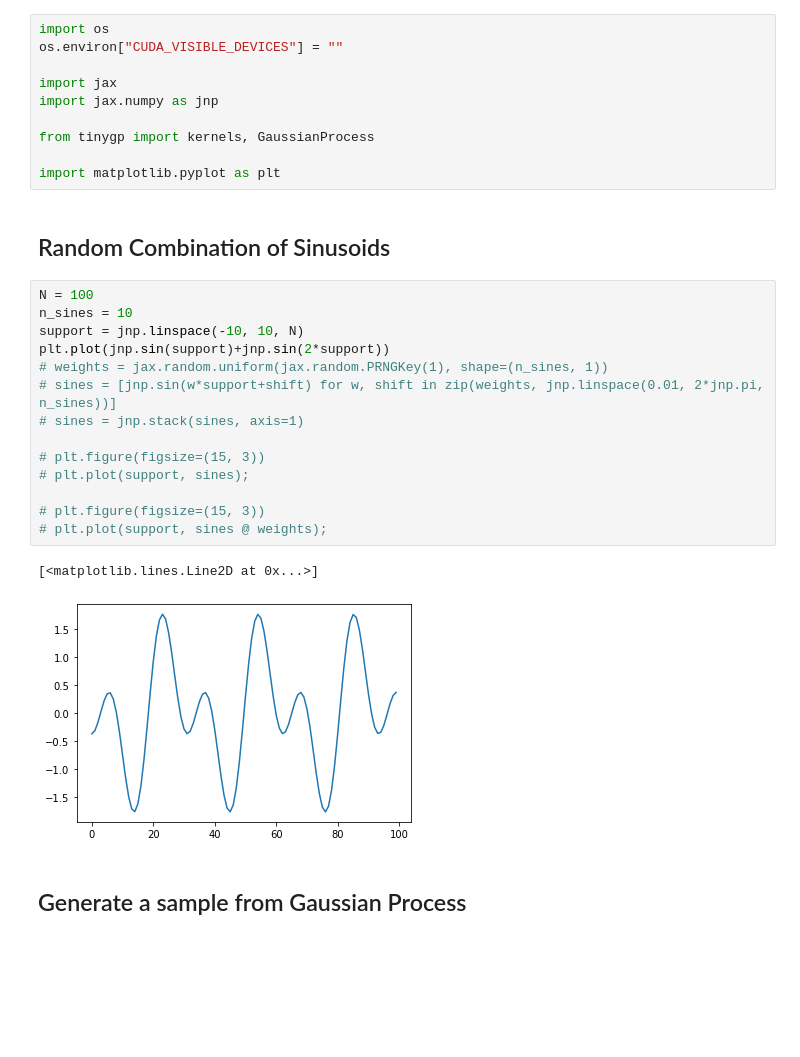
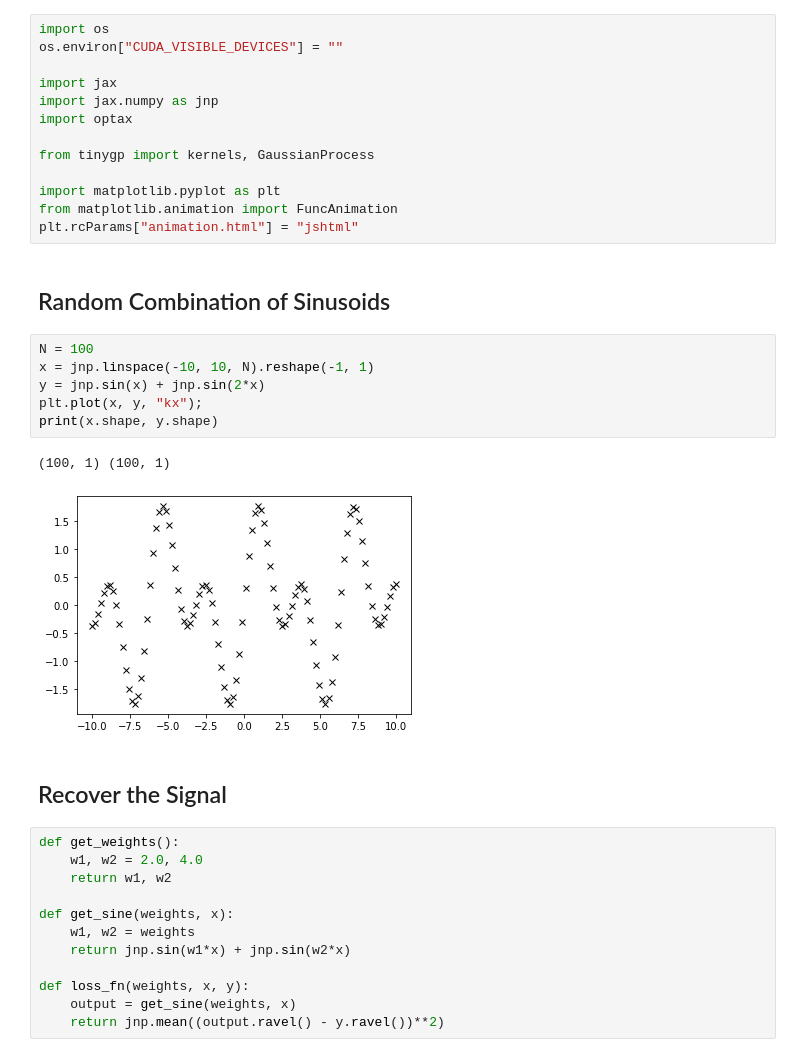
Before and after one commit to patel-zeel/blog, a Jupyter notebook: posts/2023-04-29-sine-combo.ipynb, the cells around one changed output. Saved outputs shown, nothing was run; the diff lists cells and outputs as text; blank space fills up the shorter version.

Commit message:
update sine notebook

```diff
--- a/posts/2023-04-29-sine-combo.ipynb
+++ b/posts/2023-04-29-sine-combo.ipynb
@@ -8,28 +8,35 @@ os.environ["CUDA_VISIBLE_DEVICES"] = ""
 
 import jax
 import jax.numpy as jnp
+import optax
 
 from tinygp import kernels, GaussianProcess
 
 import matplotlib.pyplot as plt
+from matplotlib.animation import FuncAnimation
+plt.rcParams["animation.html"] = "jshtml"
 # %% [markdown]
 ## Random Combination of Sinusoids
-# %%
-N = 100
-n_sines = 10
-support = jnp.linspace(-10, 10, N)
-plt.plot(jnp.sin(support)+jnp.sin(2*support))
-# weights = jax.random.uniform(jax.random.PRNGKey(1), shape=(n_sines, 1))
-# sines = [jnp.sin(w*support+shift) for w, shift in zip(weights, jnp.linspace(0.01, 2*jnp.pi, n_sines))]
-# sines = jnp.stack(sines, axis=1)
-
-# plt.figure(figsize=(15, 3))
-# plt.plot(support, sines);
-
-# plt.figure(figsize=(15, 3))
-# plt.plot(support, sines @ weights);
-# %% [output]
-[<matplotlib.lines.Line2D at 0x...>]
-[figure, removed]
-# %% [markdown]
-## Generate a sample from Gaussian Process
+# %%
+N = 100
+x = jnp.linspace(-10, 10, N).reshape(-1, 1)
+y = jnp.sin(x) + jnp.sin(2*x)
+plt.plot(x, y, "kx");
+print(x.shape, y.shape)
+# %% [output]
+(100, 1) (100, 1)
+[figure, added]
+# %% [markdown]
+## Recover the Signal
+# %%
+def get_weights():
+    w1, w2 = 2.0, 4.0
+    return w1, w2
+
+def get_sine(weights, x):
+    w1, w2 = weights
+    return jnp.sin(w1*x) + jnp.sin(w2*x)
+
+def loss_fn(weights, x, y):
+    output = get_sine(weights, x)
+    return jnp.mean((output.ravel() - y.ravel())**2)
```
Also changed, not shown: parts of 2 cells of this notebook.
